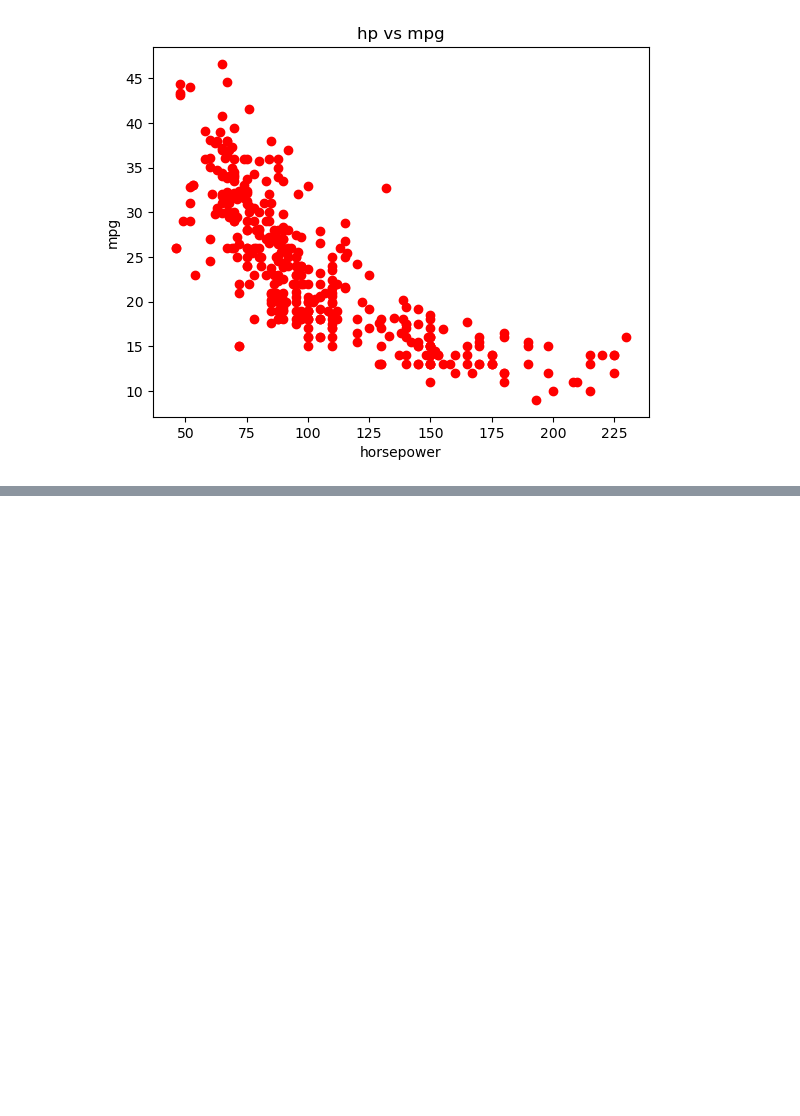
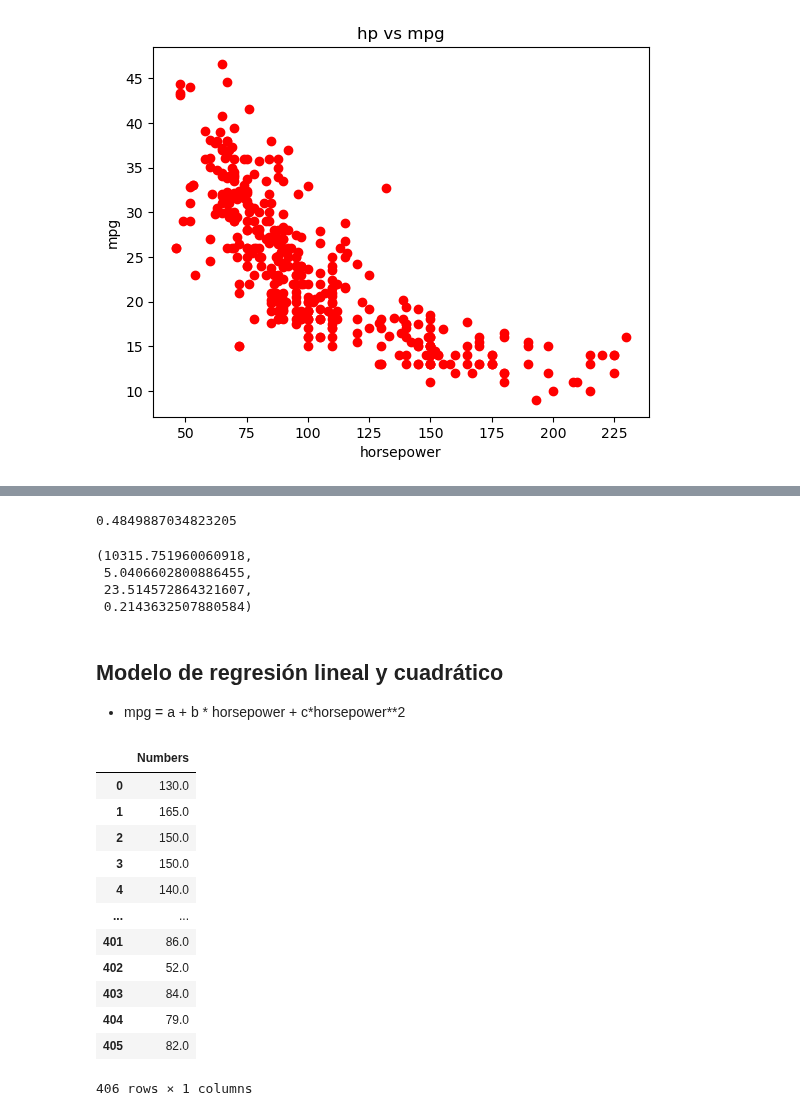
Before and after one commit to Chefi/python-ml-course, a Jupyter notebook: notebooks/Modelos de Regresion en Python Mi Notebook.ipynb, the cells around one changed output, grey strips where cells are left out. Saved outputs shown, nothing was run; the diff lists cells and outputs as text; code cells hidden in the pictures; blank space fills up the shorter version.

```diff
--- a/notebooks/Modelos de Regresion en Python Mi Notebook.ipynb
+++ b/notebooks/Modelos de Regresion en Python Mi Notebook.ipynb
@@ -1092,0 +1157,17 @@ Text(0.5, 1.0, 'hp vs mpg')
+# %%
+lm.score(X,Y) #R2
+# %% [output]
+0.4849887034823205
+# %%
+RSE = np.sqrt(SSD/len(X-1))
+y_mean = np.mean(Y)
+error = RSE/y_mean
+SSD, RSE, y_mean, error
+# %% [output]
+(10315.751960060918,
+ 5.0406602800886455,
+ 23.514572864321607,
+ 0.2143632507880584)
+# %% [markdown]
+## Modelo de regresión lineal y cuadrático
+* mpg = a + b * horsepower + c*horsepower**2
@@ -1092,0 +1177,20 @@ Text(0.5, 1.0, 'hp vs mpg')
+# %%
+X = data_auto["horsepower"].fillna(data_auto["horsepower"].mean())
+Y = data_auto["mpg"].fillna(data_auto["mpg"].mean())
+# %%
+X = pd.DataFrame(list(X), columns=['Numbers'])
+X
+# %% [output]
+|  | Numbers |
+| 0 | 130.0 |
+| 1 | 165.0 |
+| 2 | 150.0 |
+| 3 | 150.0 |
+| 4 | 140.0 |
+| ... | ... |
+| 401 | 86.0 |
+| 402 | 52.0 |
+| 403 | 84.0 |
+| 404 | 79.0 |
+| 405 | 82.0 |
+406 rows × 1 columns
```
Also changed, not shown: parts of 26 cells of this notebook.
